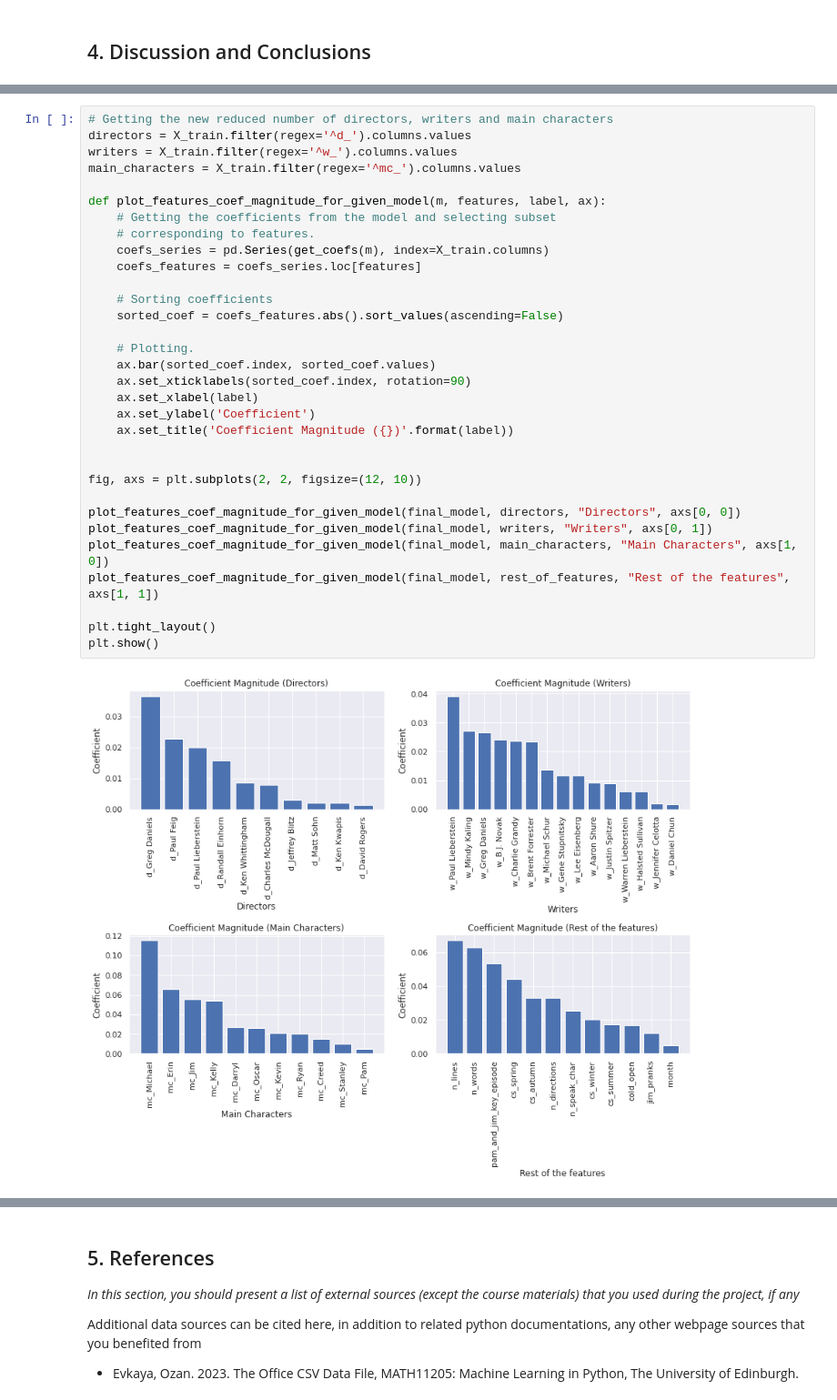
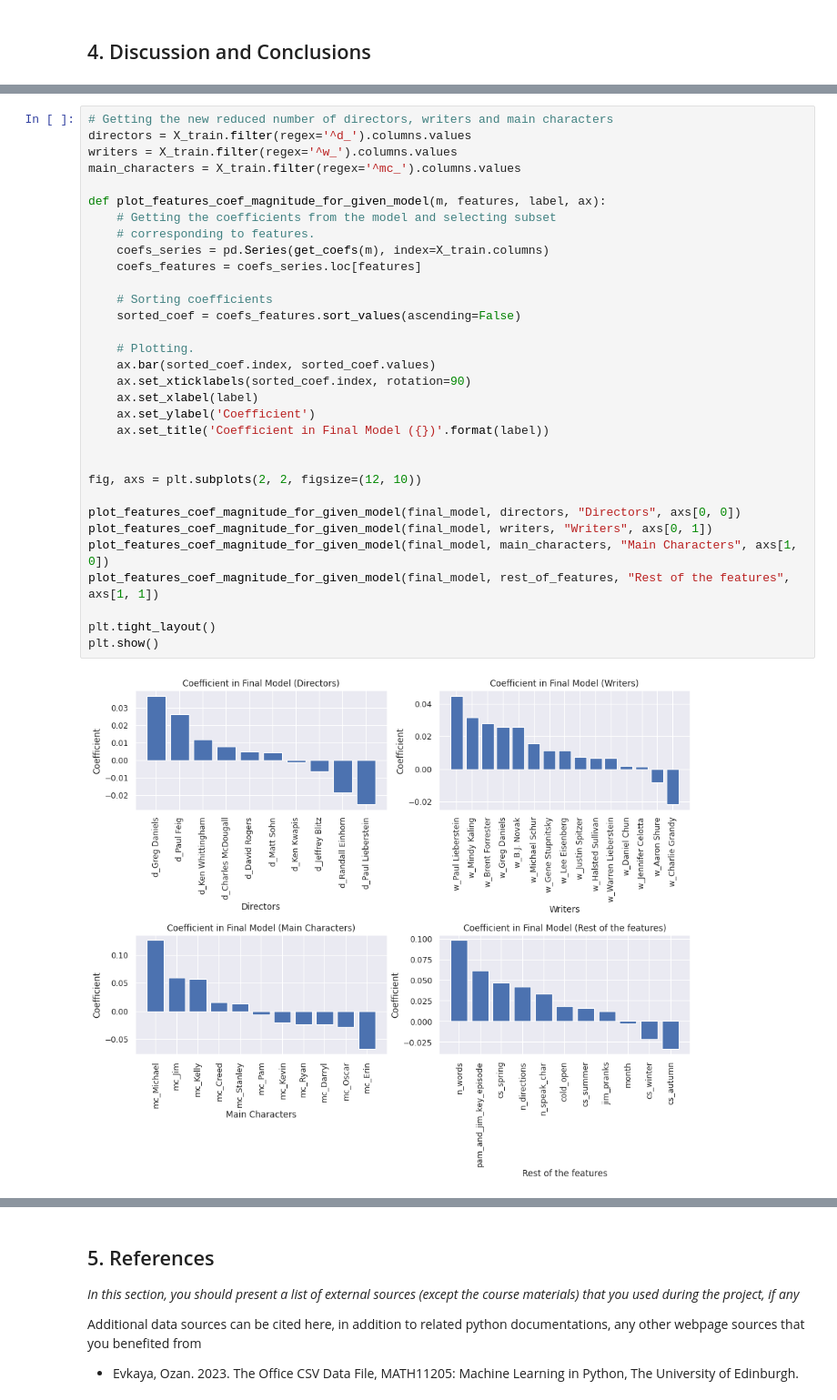
Before and after one commit to aliflo/office-episode-ratings-predictor, a Jupyter notebook: project_with_some_new_things.ipynb, the cells around one changed output, grey strips where cells are left out. Shown at 91% size. Cells and saved outputs as stored; diff of their text form.

```diff
--- a/project_with_some_new_things.ipynb
+++ b/project_with_some_new_things.ipynb
@@ -789,33 +799,33 @@ For this section we could first comment on the coefficients of the finetuned mod
 # Getting the new reduced number of directors, writers and main characters
 directors = X_train.filter(regex='^d_').columns.values
 writers = X_train.filter(regex='^w_').columns.values
 main_characters = X_train.filter(regex='^mc_').columns.values
 
 def plot_features_coef_magnitude_for_given_model(m, features, label, ax):
     # Getting the coefficients from the model and selecting subset
     # corresponding to features.
     coefs_series = pd.Series(get_coefs(m), index=X_train.columns)
     coefs_features = coefs_series.loc[features]
 
     # Sorting coefficients
-    sorted_coef = coefs_features.abs().sort_values(ascending=False)
+    sorted_coef = coefs_features.sort_values(ascending=False)
 
     # Plotting.
     ax.bar(sorted_coef.index, sorted_coef.values)
     ax.set_xticklabels(sorted_coef.index, rotation=90)
     ax.set_xlabel(label)
     ax.set_ylabel('Coefficient')
-    ax.set_title('Coefficient Magnitude ({})'.format(label))
+    ax.set_title('Coefficient in Final Model ({})'.format(label))
 
 
 fig, axs = plt.subplots(2, 2, figsize=(12, 10))
 
 plot_features_coef_magnitude_for_given_model(final_model, directors, "Directors", axs[0, 0])
 plot_features_coef_magnitude_for_given_model(final_model, writers, "Writers", axs[0, 1])
 plot_features_coef_magnitude_for_given_model(final_model, main_characters, "Main Characters", axs[1, 0])
 plot_features_coef_magnitude_for_given_model(final_model, rest_of_features, "Rest of the features", axs[1, 1])
 
 plt.tight_layout()
 plt.show()
 # %% [output]
-[figure, old version]
+[figure, new version]
```
Also changed, not shown: parts of 25 cells of this notebook.
